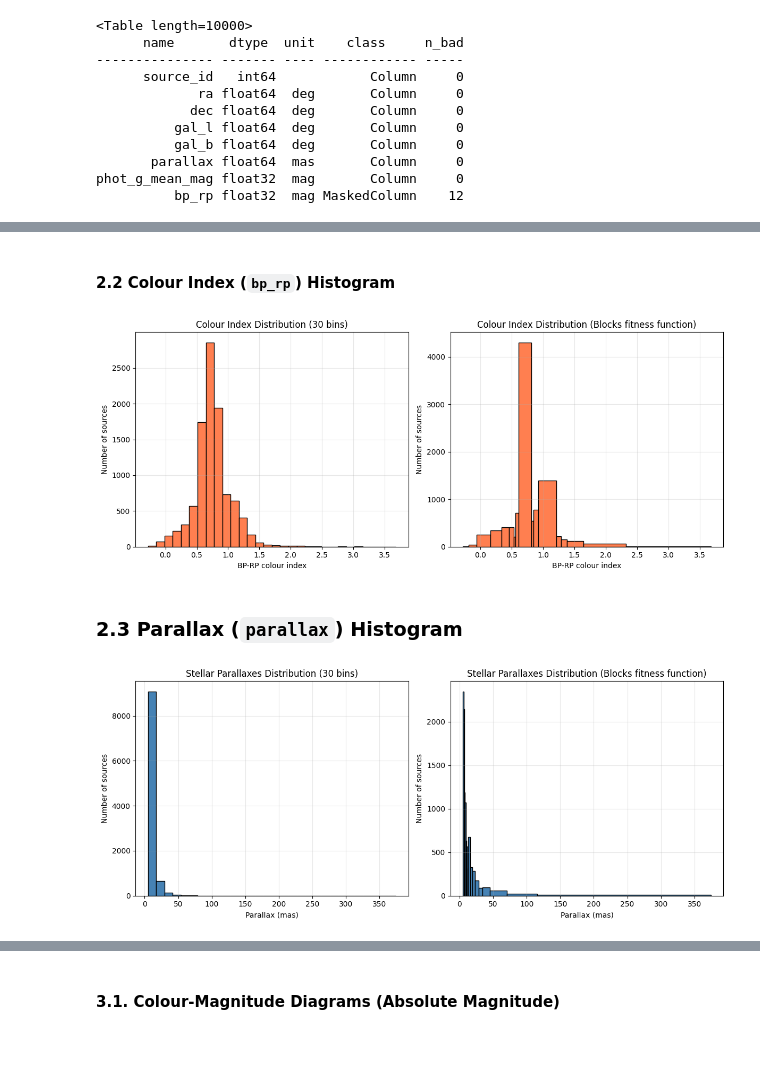
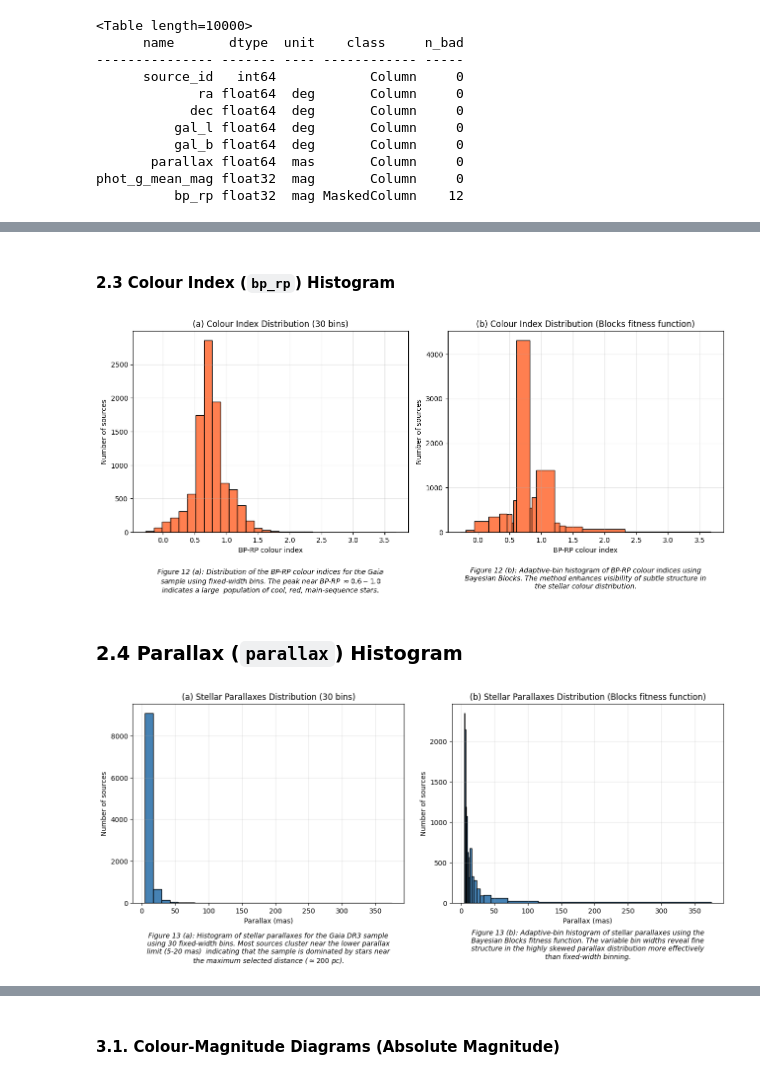
Before and after one commit to ThatDudeJude/stellar_explorer, a Jupyter notebook: notebooks/learning/11_histograms_cmds_HR.ipynb, the cells around one changed output, grey strips where cells are left out. Saved outputs shown, nothing was run; the diff lists cells and outputs as text; code cells hidden in the pictures; blank space fills up the shorter version.

```diff
--- a/notebooks/learning/11_histograms_cmds_HR.ipynb
+++ b/notebooks/learning/11_histograms_cmds_HR.ipynb
@@ -92,42 +174,71 @@ plt.show()
 # %% [markdown]
-#### 2.2 Colour Index (`bp_rp`) Histogram
+#### 2.3 Colour Index (`bp_rp`) Histogram
 # %%
-fig, (ax1, ax2) = plt.subplots(1, 2, figsize=(12, 5))
+fig, (ax1, ax2) = plt.subplots(1, 2, figsize=(13, 6))
 hist(bp_rp_clean, bins=30, ax=ax1, color='coral', edgecolor='black')
-ax1.set_title('Colour Index Distribution (30 bins)')
+ax1.set_title('(a) Colour Index Distribution (30 bins)')
 ax1.set_xlabel('BP-RP colour index')
 ax1.set_ylabel('Number of sources')
 ax1.grid(True, alpha=0.3)
+fig_caption = r"""Figure 12 (a): Distribution of the BP-RP colour indices for the Gaia sample using fixed-width bins. The peak near BP-RP $\approx 0.6-1.0$ indicates a large
+population of cool, red, main-sequence stars.
+"""
+wrapper = textwrap.TextWrapper(width=71)
+lines = wrapper.wrap(text=fig_caption)
+fig_caption_wrapped = '\n'.join(lines)
+ax1.text(0.5, -0.3, fig_caption_wrapped, transform=ax1.transAxes, ha='center', fontsize=10, style='italic')
 
 
 hist(bp_rp_clean, bins='blocks', ax=ax2, color='coral', edgecolor='black')
-ax2.set_title('Colour Index Distribution (Blocks fitness function)')
+ax2.set_title('(b) Colour Index Distribution (Blocks fitness function)')
 ax2.set_xlabel('BP-RP colour index')
 ax2.set_ylabel('Number of sources')
 ax2.grid(True, alpha=0.3)
+fig_caption = """Figure 12 (b): Adaptive-bin histogram of BP-RP colour indices using Bayesian Blocks. The method enhances visibility of subtle structure in the stellar colour distribution.
+"""
+wrapper = textwrap.TextWrapper(width=72)
+lines = wrapper.wrap(text=fig_caption)
+fig_caption_wrapped = '\n'.join(lines)
+ax2.text(0.5, -0.28, fig_caption_wrapped, transform=ax2.transAxes, ha='center', fontsize=10, style='italic')
 
 plt.tight_layout()
+plt.savefig('../../outputs/bp-rp_distribution.png', dpi=300, bbox_inches='tight')
 plt.show()
 # %% [output]
-[figure, old version]
+[figure, new version]
 # %% [markdown]
-### 2.3 Parallax (`parallax`) Histogram
+### 2.4 Parallax (`parallax`) Histogram
 # %%
-fig, (ax1, ax2) = plt.subplots(1, 2, figsize=(12, 5))
+fig, (ax1, ax2) = plt.subplots(1, 2, figsize=(13, 6))
 hist(table['parallax'], bins=30, ax=ax1, color='steelblue', edgecolor='black')
-ax1.set_title('Stellar Parallaxes Distribution (30 bins)')
+ax1.set_title('(a) Stellar Parallaxes Distribution (30 bins)')
 ax1.set_xlabel('Parallax (mas)')
 ax1.set_ylabel('Number of sources')
 ax1.grid(True, alpha=0.3)
+fig_caption = r"""Figure 13 (a): Histogram of stellar parallaxes for the Gaia DR3 sample using 30 fixed-width bins. Most sources cluster near the lower parallax limit (5-20 mas)
+indicating that the sample is dominated by stars near the maximum selected distance ($\approx 200\ pc$).
+"""
+wrapper = textwrap.TextWrapper(width=71)
+lines = wrapper.wrap(text=fig_caption)
+fig_caption_wrapped = '\n'.join(lines)
+ax1.text(0.5, -0.3, fig_caption_wrapped, transform=ax1.transAxes, ha='center', fontsize=10, style='italic')
 
 hist(table['parallax'], bins='blocks', ax=ax2, color='steelblue', edgecolor='black')
-ax2.set_title('Stellar Parallaxes Distribution (Blocks fitness function)')
+ax2.set_title('(b) Stellar Parallaxes Distribution (Blocks fitness function)')
 ax2.set_xlabel('Parallax (mas)')
 ax2.set_ylabel('Number of sources')
 ax2.grid(True, alpha=0.3)
+fig_caption = """Figure 13 (b): Adaptive-bin histogram of stellar parallaxes using the Bayesian Blocks fitness function. The variable bin widths reveal fine structure in the
+highly skewed parallax distribution more effectively than fixed-width binning.
+"""
+wrapper = textwrap.TextWrapper(width=72)
+lines = wrapper.wrap(text=fig_caption)
+fig_caption_wrapped = '\n'.join(lines)
+ax2.text(0.5, -0.28, fig_caption_wrapped, transform=ax2.transAxes, ha='center', fontsize=10, style='italic')
 
 plt.tight_layout()
+plt.savefig('../../outputs/parallaxes_distribution.png', dpi=300, bbox_inches='tight')
 plt.show()
 # %% [output]
-[figure, old version]
+[figure, new version]
 # %% [markdown]
```
Also changed, not shown: parts of 17 cells of this notebook, 6 other files.
